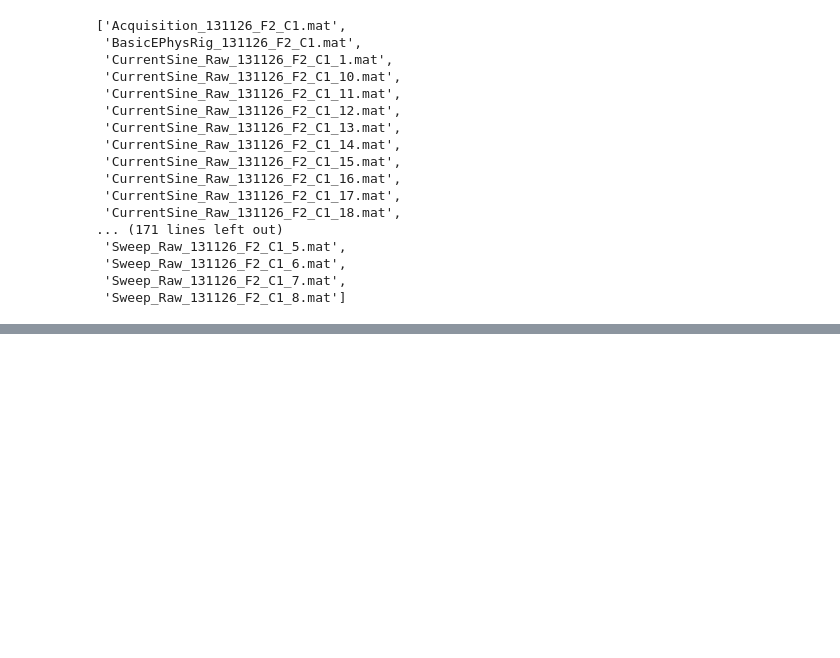
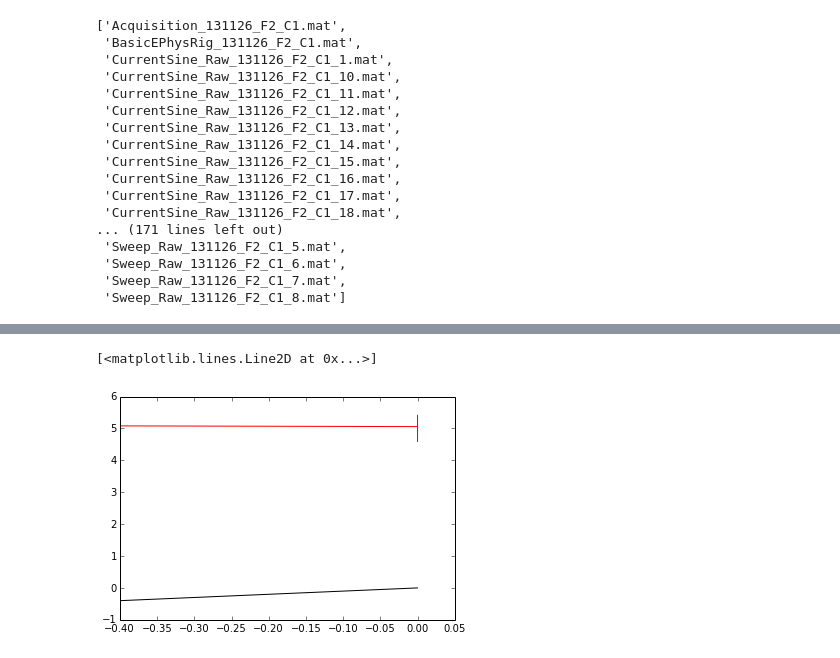
Before and after one commit to jackie623/Modern-Data-Management, a Jupyter notebook: fly/python/CCB4_MATLAB_Analysis_Script.ipynb, the cells around one changed output, grey strips where cells are left out. Saved outputs shown, nothing was run; the diff lists cells and outputs as text; code cells hidden in the pictures; blank space fills up the shorter version.

```diff
--- a/fly/python/CCB4_MATLAB_Analysis_Script.ipynb
+++ b/fly/python/CCB4_MATLAB_Analysis_Script.ipynb
@@ -92,0 +228,5 @@ You will see a list of ".mat" files.  These are files of data that Matlab create
+# %%
+number_of_samples = params['durSweep']*params['samprateout'];
+time_stim = np.arange(number_of_samples);
+time_stim = time_stim/float(params['samprateout']);
+pprint(time_stim)
@@ -92,0 +259,2 @@ You will see a list of ".mat" files.  These are files of data that Matlab create
+# %%
+time_stim = time_stim - float(params['preDurInSec'])
@@ -92,0 +296,3 @@ You will see a list of ".mat" files.  These are files of data that Matlab create
+# %%
+stim = time_stim;
+stim[1:] = 0;
@@ -92,0 +324,2 @@ You will see a list of ".mat" files.  These are files of data that Matlab create
+# %%
+stimwindow = stim
@@ -92,0 +333,13 @@ You will see a list of ".mat" files.  These are files of data that Matlab create
+# %%
+sinewave = float(params['displacement']) * np.sin(float(params['freq']) * time_stim)
+
+stim = sinewave * stimwindow;
+
+stim = stim + params['displacementOffset'];
+stim = t['sgsmonitor'][:-1]
+plt.plot(time_stim,stimwindow, 'k')    # see the ramping on and off?.
+plt.hold(1)     # keep all the lines on the plot
+plt.plot(time_stim,stim,'r') # plot in red
+# %% [output]
+[<matplotlib.lines.Line2D at 0x...>]
+[figure, added]
```
Also changed, not shown: parts of 87 cells of this notebook.
